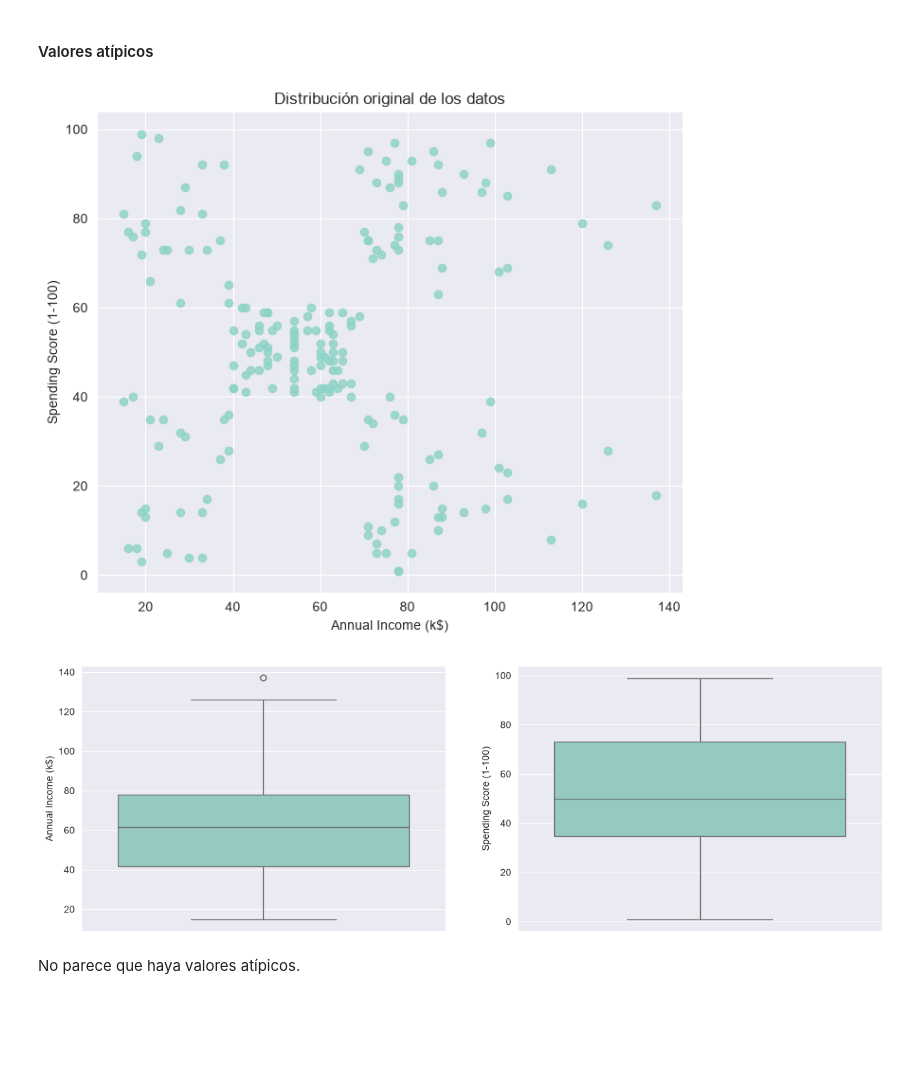
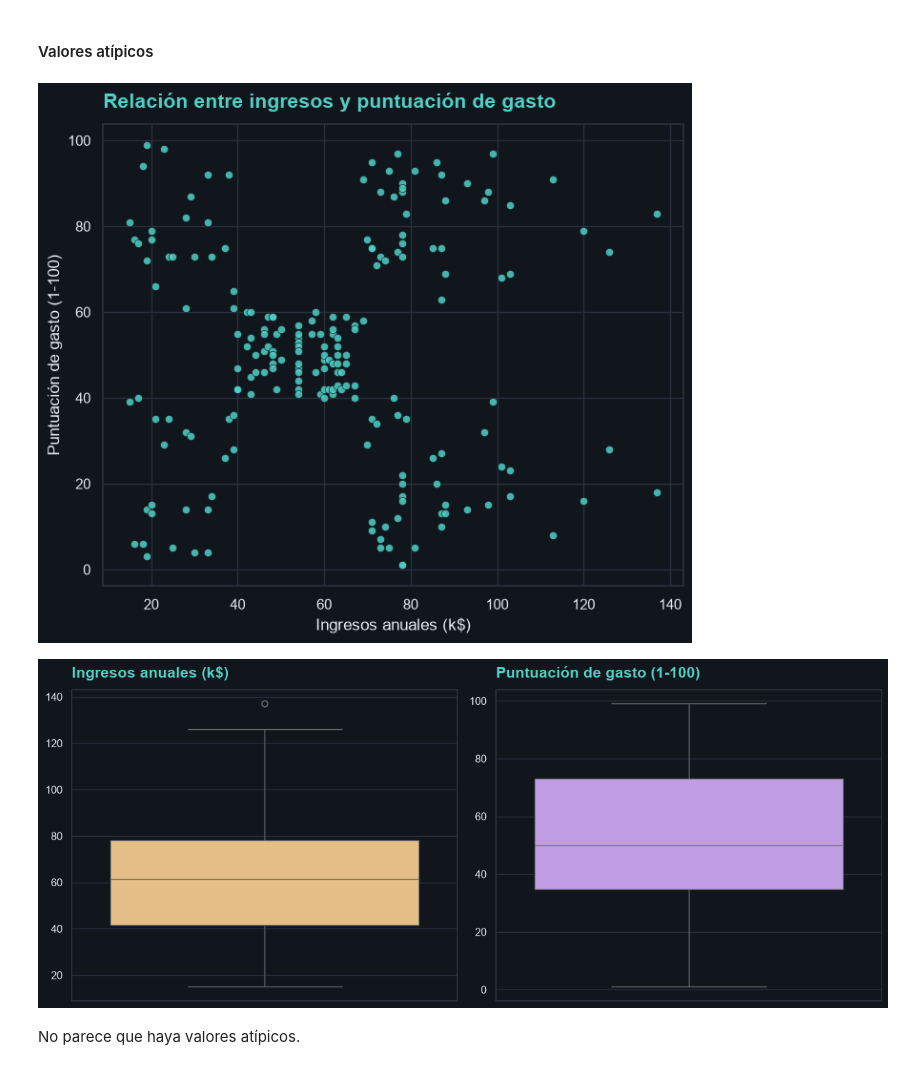
Before and after one commit to QudeCode/MSc-FIAIS-Activity-1, a Jupyter notebook: segmentacion_clientes.ipynb, the cells around one changed output. Saved outputs shown, nothing was run; the diff lists cells and outputs as text; code cells hidden in the pictures; blank space fills up the shorter version.

```diff
--- a/segmentacion_clientes.ipynb
+++ b/segmentacion_clientes.ipynb
@@ -169,28 +183,39 @@ plt.show()
 # %% [markdown]
 #### Valores atípicos
 # %%
+# Búsqueda de posibles valores atípicos
+# 1) Relación entre ingresos y puntuación de gasto
 plt.figure(figsize=(7, 6))
 plt.scatter(
     df["Annual Income (k$)"],
     df["Spending Score (1-100)"],
     s=35,
-    alpha=0.8
+    alpha=0.85,
+    color=PALETA[0],
+    edgecolor=FONDO,
+    linewidth=0.5,
 )
-plt.xlabel(df["Annual Income (k$)"].name)
-plt.ylabel(df["Spending Score (1-100)"].name)
-plt.title("Distribución original de los datos")
+plt.xlabel("Ingresos anuales (k$)")
+plt.ylabel("Puntuación de gasto (1-100)")
+plt.title("Relación entre ingresos y puntuación de gasto")
 plt.tight_layout()
 plt.show()
 
-plt.figure(figsize=(15,5))
-plt.subplot(1,2,1)
-sns.boxplot(data=df, y="Annual Income (k$)")
-plt.subplot(1,2,2)
-sns.boxplot(data=df, y="Spending Score (1-100)")
+# 2) Diagramas de caja
+plt.figure(figsize=(12, 5))
+plt.subplot(1, 2, 1)
+sns.boxplot(data=df, y="Annual Income (k$)", color=PALETA[1])
+plt.title("Ingresos anuales (k$)")
+plt.ylabel("")
+plt.subplot(1, 2, 2)
+sns.boxplot(data=df, y="Spending Score (1-100)", color=PALETA[2])
+plt.title("Puntuación de gasto (1-100)")
+plt.ylabel("")
+plt.tight_layout()
 plt.show()
 # %% [output]
-[figure, old version]
+[figure, new version]
-[figure, old version]
+[figure, new version]
 # %% [markdown]
 No parece que haya valores atípicos.
 # %% [markdown]
```
Also changed, not shown: parts of 8 cells of this notebook.
